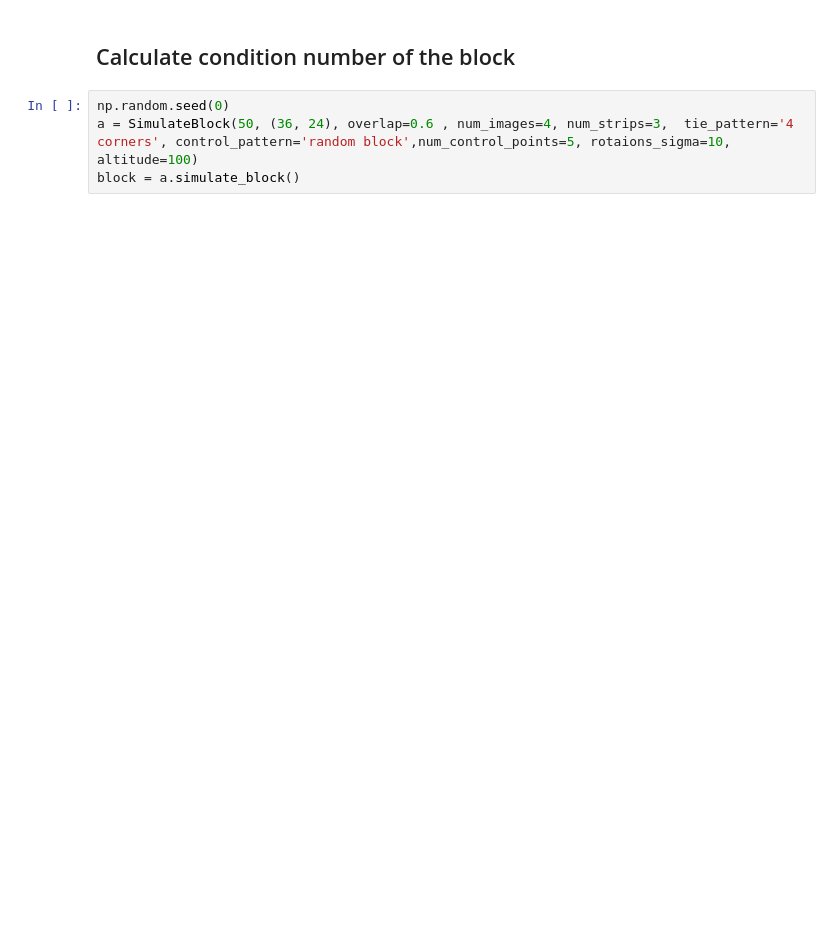
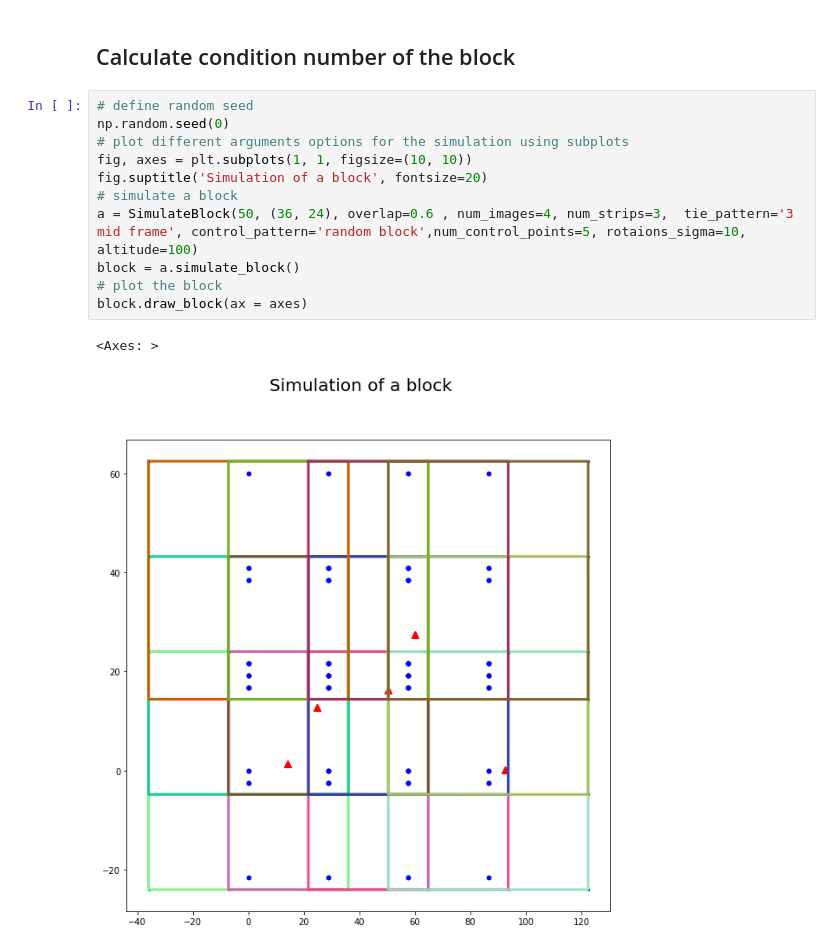
Before and after one commit to orenltr/Photogrammetry, a Jupyter notebook: Numerical_Aspects_in_Photogrammetry/Main_hw2.ipynb, the cells around one changed output. Drawn from its saved outputs; the diff is of its cells as text; blank space fills up the shorter version.

```diff
--- a/Numerical_Aspects_in_Photogrammetry/Main_hw2.ipynb
+++ b/Numerical_Aspects_in_Photogrammetry/Main_hw2.ipynb
@@ -62,9 +62,19 @@ plt.show()
 # %% [markdown]
 ## Calculate condition number of the block
 # %%
+# define random seed
 np.random.seed(0)
-a = SimulateBlock(50, (36, 24), overlap=0.6 , num_images=4, num_strips=3,  tie_pattern='4 corners', control_pattern='random block',num_control_points=5, rotaions_sigma=10, altitude=100)
+# plot different arguments options for the simulation using subplots
+fig, axes = plt.subplots(1, 1, figsize=(10, 10))
+fig.suptitle('Simulation of a block', fontsize=20)
+# simulate a block
+a = SimulateBlock(50, (36, 24), overlap=0.6 , num_images=4, num_strips=3,  tie_pattern='3 mid frame', control_pattern='random block',num_control_points=5, rotaions_sigma=10, altitude=100)
 block = a.simulate_block()
+# plot the block
+block.draw_block(ax = axes)
+# %% [output]
+<Axes: >
+[figure, added]
 # %%
 lb = block.create_lb_vector()
 X = block.compute_variables_vector()
```
Also changed, not shown: parts of 5 cells of this notebook, 3 other files.
